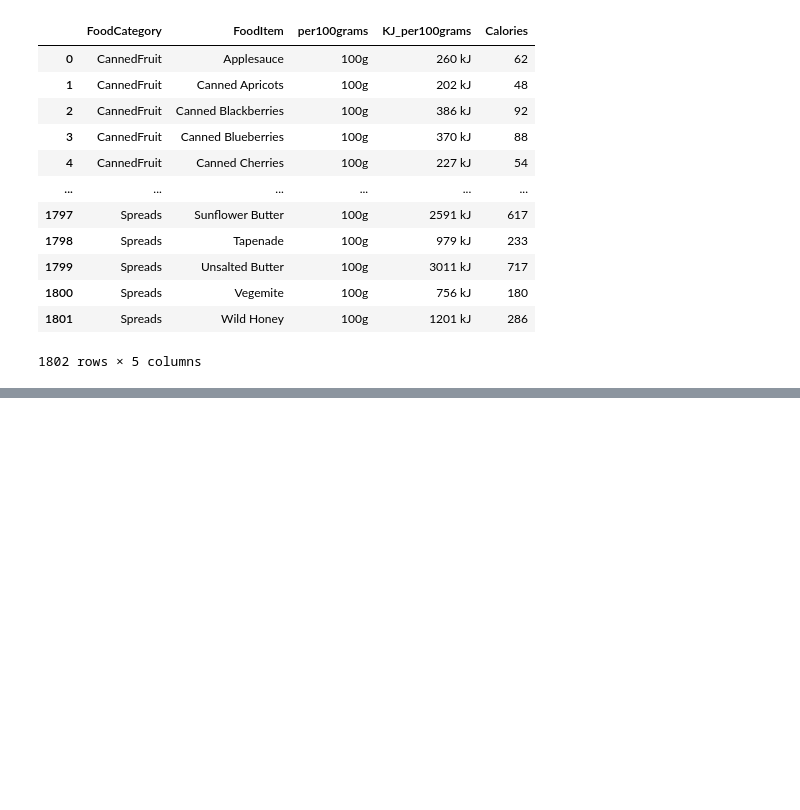
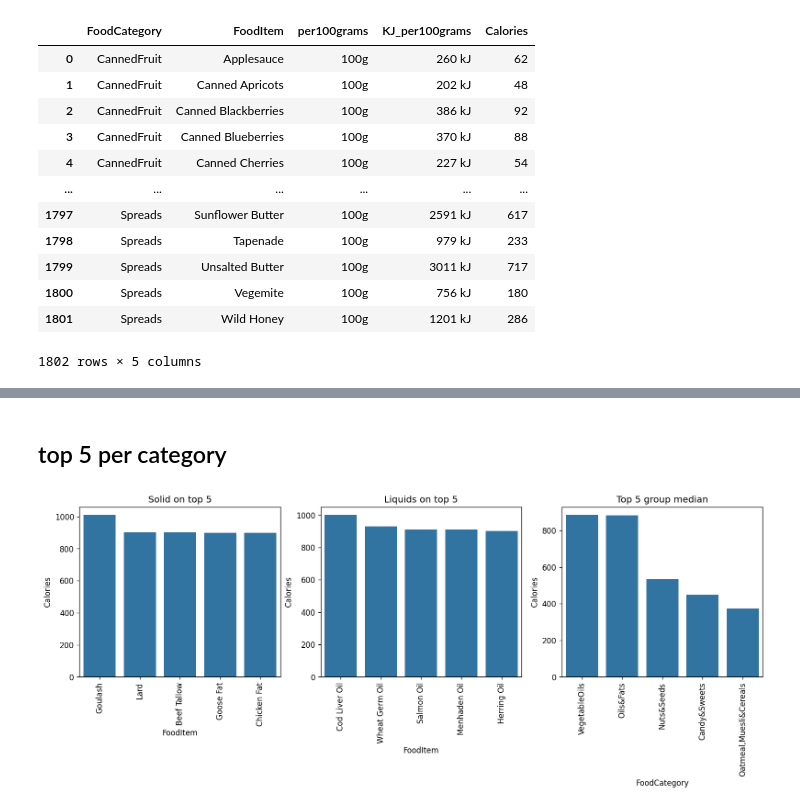
Before and after one commit to danlundh67/Python-Dan-Lund-OPA23, a Jupyter notebook: code_along/L6_pandas_basic.ipynb, the cells around one changed output, grey strips where cells are left out. Drawn from its saved outputs; the diff is of its cells as text; code cells hidden in the pictures; blank space fills up the shorter version.

Commit message:
seaborn plot

```diff
--- a/code_along/L6_pandas_basic.ipynb
+++ b/code_along/L6_pandas_basic.ipynb
@@ -283,3 +283,6 @@ solids
 | 1800 | Spreads | Vegemite | 100g | 756 kJ | 180 |
 | 1801 | Spreads | Wild Honey | 100g | 1201 kJ | 286 |
 1802 rows × 5 columns
+# %%
+liquids = df[df["per100grams"]=="100ml"]
+liquids
@@ -285,0 +303,4 @@ solids
+# %%
+solids_top5=solids.sort_values(by="Calories", ascending=False).iloc[:5]
+
+solids_top5
@@ -285,0 +314,3 @@ solids
+# %%
+liquids_top5= liquids.sort_values(by="Calories", ascending=False).head()
+liquids_top5
@@ -285,0 +324,22 @@ solids
+# %% [markdown]
+## top 5 per category
+# %%
+top5_categories=df.groupby("FoodCategory")["Calories"].median().sort_values(ascending=False).reset_index().head()
+# %%
+## plot top 5
+
+import matplotlib.pyplot as plt
+import seaborn as sns
+
+fig, axis = plt.subplots(1,3, dpi=120, figsize=(16,4))
+
+dfs=[solids_top5,liquids_top5, top5_categories]
+x_columns=["FoodItem", "FoodItem","FoodCategory"]
+titles=["Solid on top 5", "Liquids on top 5", "Top 5 group median"]
+
+for ax,data, title, x_columns in zip(axis,dfs,titles, x_columns):
+    sns.barplot(data, x=x_columns, y="Calories", ax=ax)
+    ax.set(title=title)
+    ax.set_xticklabels(ax.get_xticklabels(), rotation=90)
+# %% [output]
+[figure, added]
```
Also changed, not shown: parts of 3 cells of this notebook.
